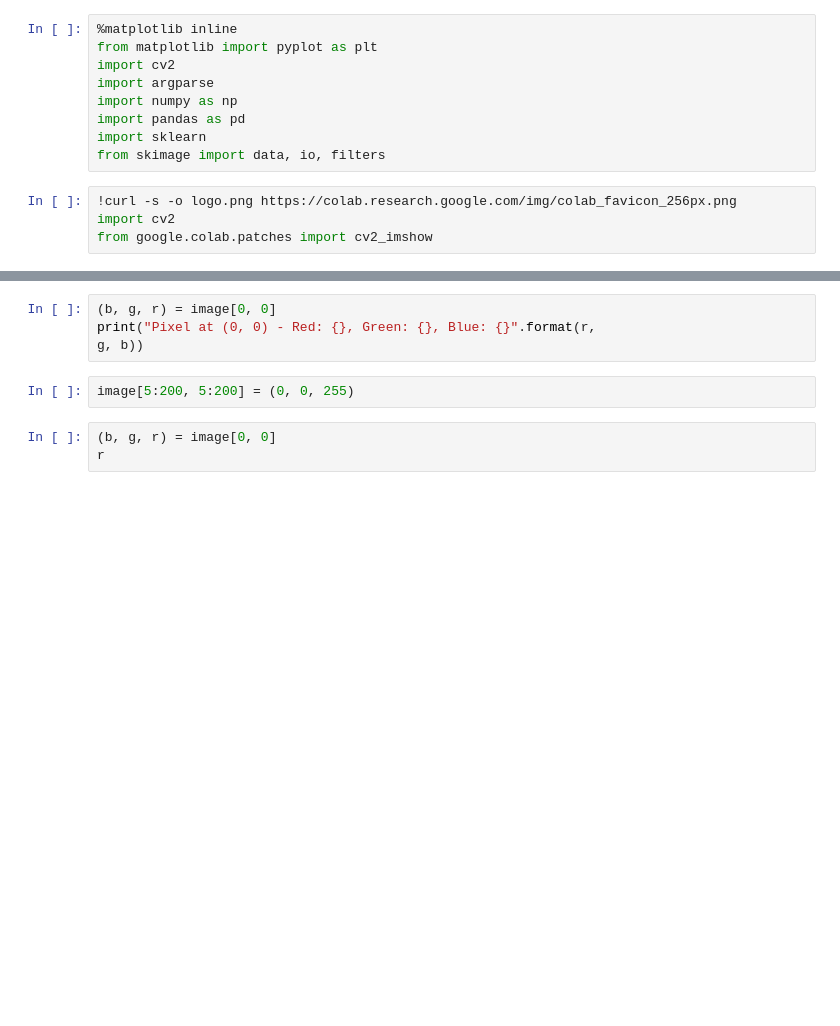
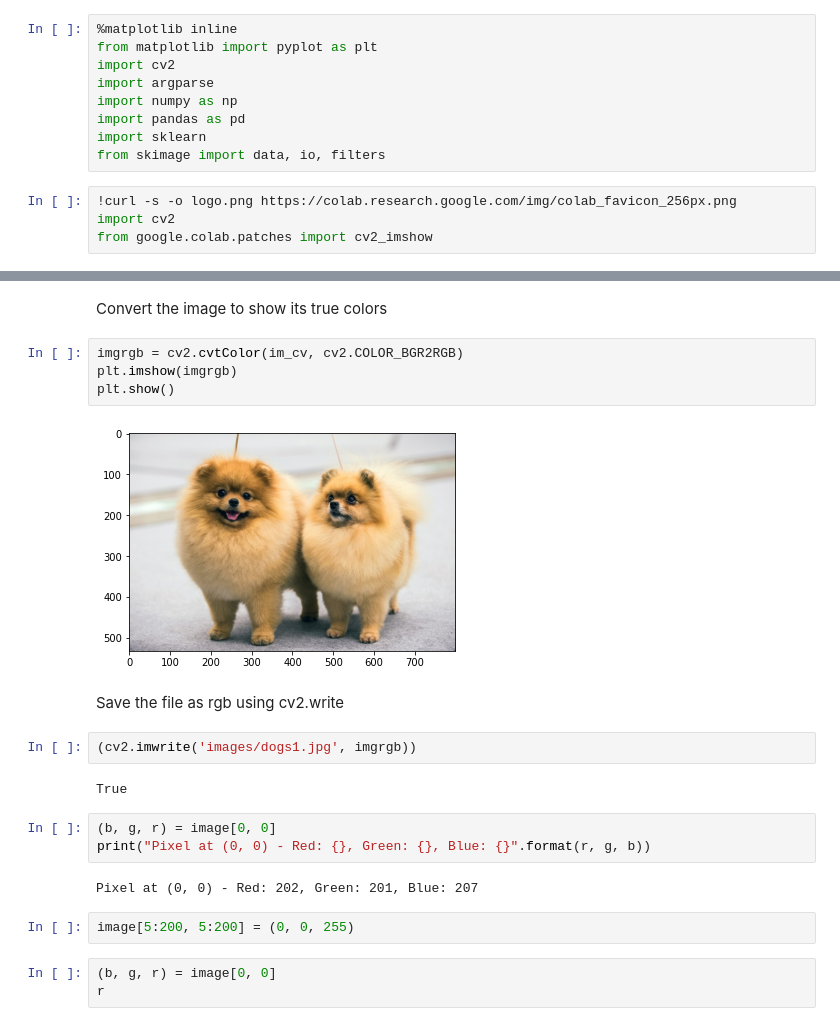
Before and after one commit to cagBRT/computer-vision, a Jupyter notebook: opencv1.ipynb, the cells around one changed output, grey strips where cells are left out. Cells and saved outputs as stored; diff of their text form; blank space fills up the shorter version.

```diff
--- a/opencv1.ipynb
+++ b/opencv1.ipynb
@@ -31,7 +70,22 @@ plt.show()
+# %% [markdown]
+Convert the image to show its true colors
+# %%
+imgrgb = cv2.cvtColor(im_cv, cv2.COLOR_BGR2RGB)
+plt.imshow(imgrgb)
+plt.show()
+# %% [output]
+[figure, added]
+# %% [markdown]
+Save the file as rgb using cv2.write
+# %%
+(cv2.imwrite('images/dogs1.jpg', imgrgb))
+# %% [output]
+True
 # %%
 (b, g, r) = image[0, 0]
-print("Pixel at (0, 0) - Red: {}, Green: {}, Blue: {}".format(r,
-g, b))
+print("Pixel at (0, 0) - Red: {}, Green: {}, Blue: {}".format(r, g, b))
+# %% [output]
+Pixel at (0, 0) - Red: 202, Green: 201, Blue: 207
 # %%
 image[5:200, 5:200] = (0, 0, 255)
 # %%
```
Also changed, not shown: parts of 15 cells of this notebook.
